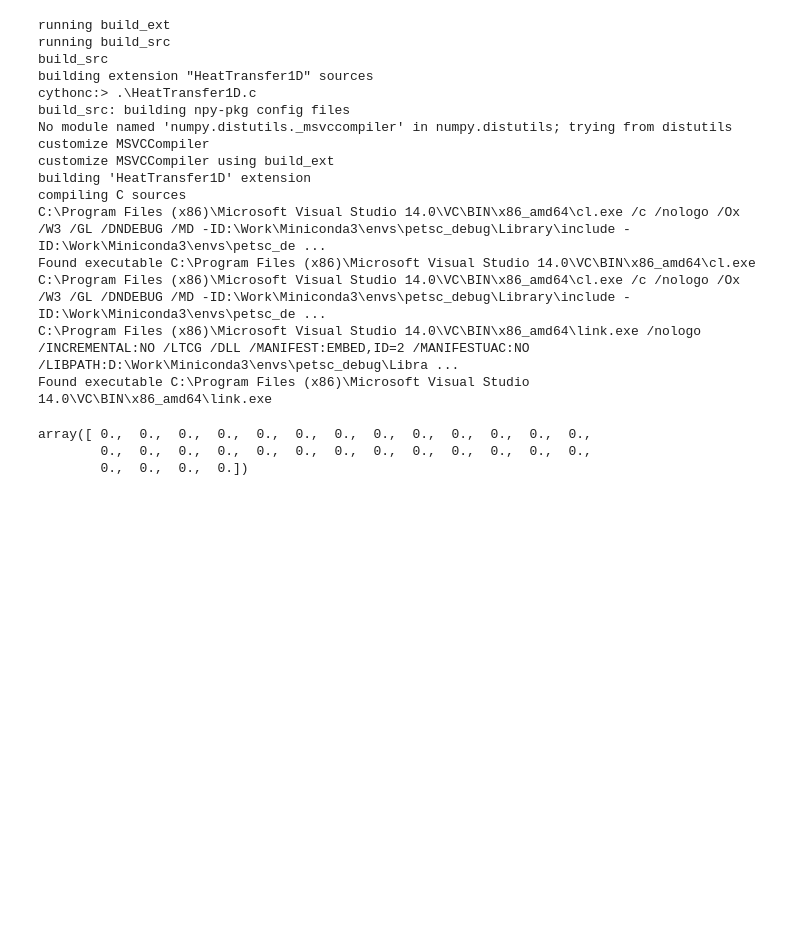
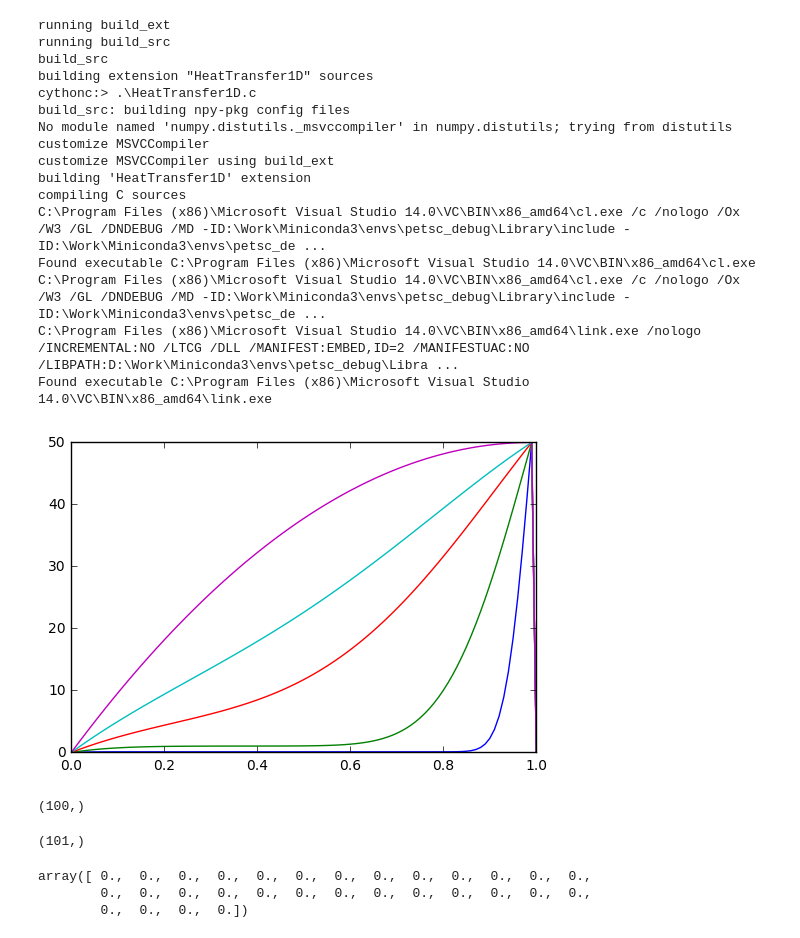
Before and after one commit to arthursoprana/petsc4py-examples, a Jupyter notebook: CompositeTransientHeatTransfer1D/Transient Heat Transfer 1D using petsc4py.ipynb, the cells around one changed output. Saved outputs shown, nothing was run; the diff lists cells and outputs as text; code cells hidden in the pictures; blank space fills up the shorter version.

```diff
--- a/CompositeTransientHeatTransfer1D/Transient Heat Transfer 1D using petsc4py.ipynb
+++ b/CompositeTransientHeatTransfer1D/Transient Heat Transfer 1D using petsc4py.ipynb
@@ -135,6 +135,7 @@ def transient_heat_transfer_1D(
     dm = PETSc.DMComposite().create()
     dm.addDM(da1)
     dm.addDM(da2)
+    dm.addDM(dmredundant)
     HeatTransfer1D.compositeSetCoupling(dm)
 
     ts.setDM(dm)
@@ -203,34 +204,44 @@ else:
 options.setValue('-ts_fd_color', None)
 #options.delValue('-ts_bdf_adapt')
 
 #options.setValue('-is_coloring_view', '')
 
 nx = 50
 temperature_left  = 0.0    # [degC]
 temperature_right = 50.0   # [degC]
 conductivity = 1.0         # [W/(m.K)]
 source_term = 100.0          # [W/m3]
 wall_length = 1.0          # [m]
 
 time_intervals = [0.001, 0.01, 0.05, 0.1, 1.0]
 #time_intervals = [0.001]
 sols = []
 for final_time in time_intervals:
     sol = transient_heat_transfer_1D(
         nx, temperature_left,
         temperature_right,
         conductivity,
         source_term,
         wall_length,
         final_time,
         dt
         )
     sols.append(sol[...])
 
-x = np.linspace(0, wall_length, 2*nx)
+x = np.linspace(0, wall_length, 2*nx + 1)
 for sol in sols:
     plt.plot(x, sol)
 plt.show()
+# %% [output]
+[figure, added]
+# %%
+x.shape
+# %% [output]
+(100,)
+# %%
+sol.shape
+# %% [output]
+(101,)
 # %%
 dm = PETSc.DM().create()
 dm.setType(dm.Type.REDUNDANT)
```
Also changed, not shown: 2 other files.
